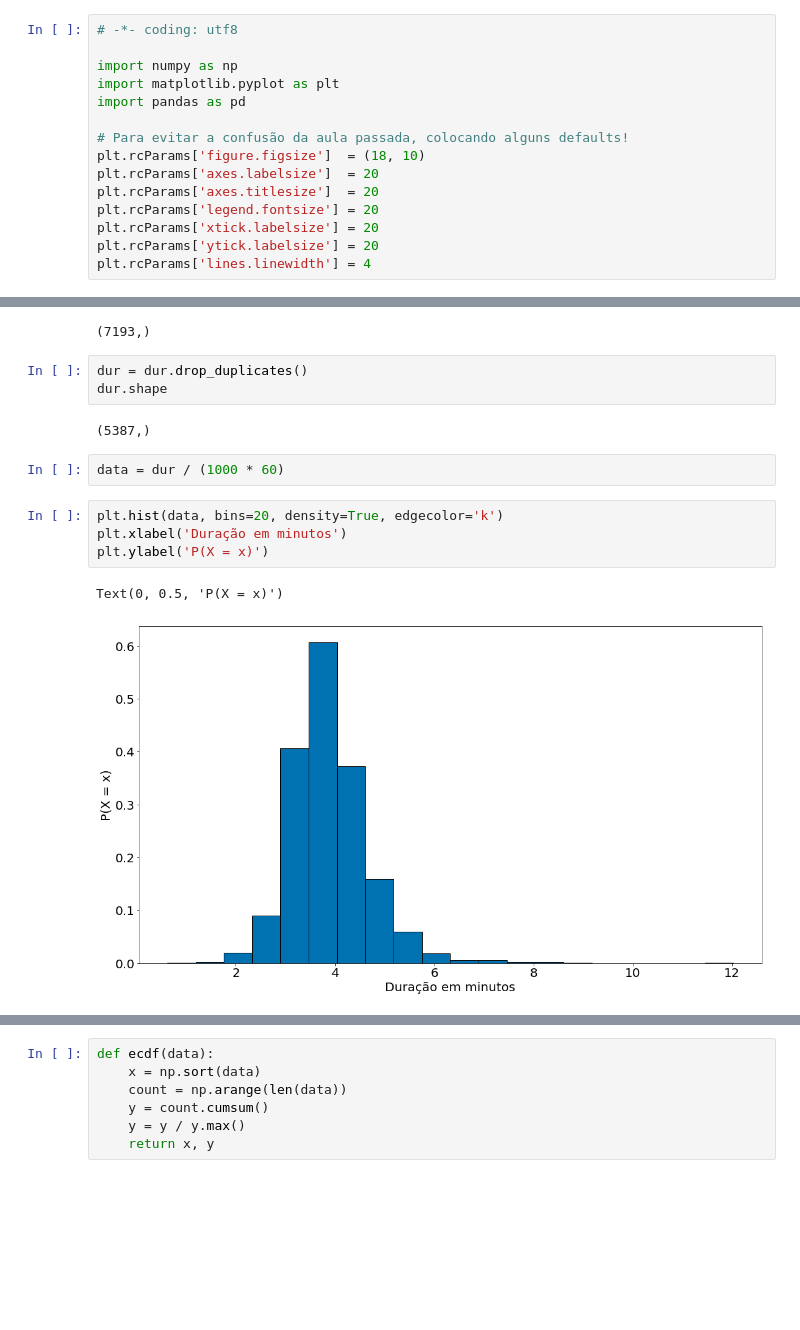
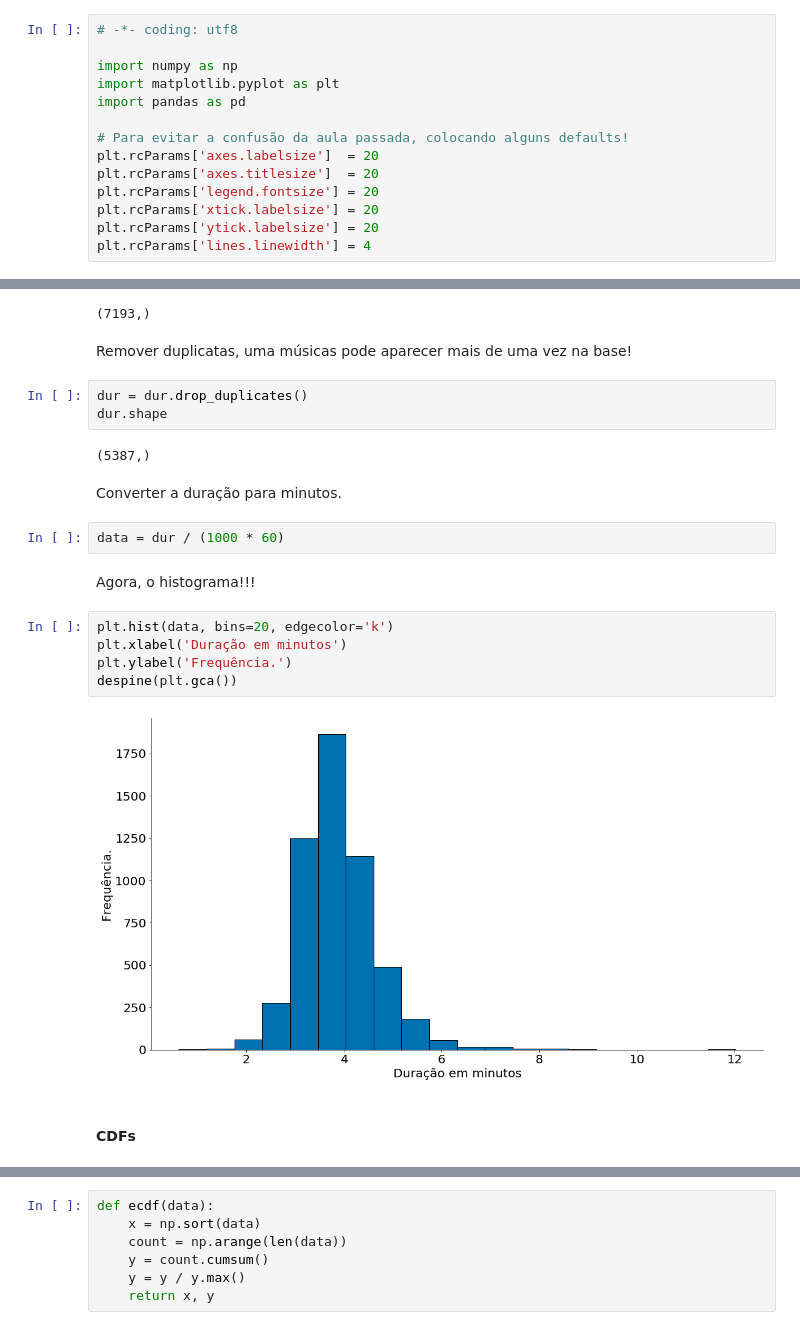
Before and after one commit to icd-ufmg/material, a Jupyter notebook: aulas/05-Tendencias-Centrais/Aula05-Tendencias-Centrais.ipynb, the cells around one changed output, grey strips where cells are left out. Cells and saved outputs as stored; diff of their text form; blank space fills up the shorter version.

```diff
--- a/aulas/05-Tendencias-Centrais/Aula05-Tendencias-Centrais.ipynb
+++ b/aulas/05-Tendencias-Centrais/Aula05-Tendencias-Centrais.ipynb
@@ -6,7 +6,6 @@ import matplotlib.pyplot as plt
 import pandas as pd
 
 # Para evitar a confusão da aula passada, colocando alguns defaults!
-plt.rcParams['figure.figsize']  = (18, 10)
 plt.rcParams['axes.labelsize']  = 20
 plt.rcParams['axes.titlesize']  = 20
 plt.rcParams['legend.fontsize'] = 20
@@ -73,18 +78,26 @@ dur = df['duration_ms']
 dur.shape
 # %% [output]
 (7193,)
+# %% [markdown]
+Remover duplicatas, uma músicas pode aparecer mais de uma vez na base!
 # %%
 dur = dur.drop_duplicates()
 dur.shape
 # %% [output]
 (5387,)
+# %% [markdown]
+Converter a duração para minutos.
 # %%
 data = dur / (1000 * 60)
+# %% [markdown]
+Agora, o histograma!!!
 # %%
-plt.hist(data, bins=20, density=True, edgecolor='k')
+plt.hist(data, bins=20, edgecolor='k')
 plt.xlabel('Duração em minutos')
-plt.ylabel('P(X = x)')
+plt.ylabel('Frequência.')
+despine(plt.gca())
 # %% [output]
-Text(0, 0.5, 'P(X = x)')
-[figure, old version]
+[figure, new version]
+# %% [markdown]
+#### CDFs
 # %% [markdown]
```
Also changed, not shown: parts of 30 cells of this notebook.
